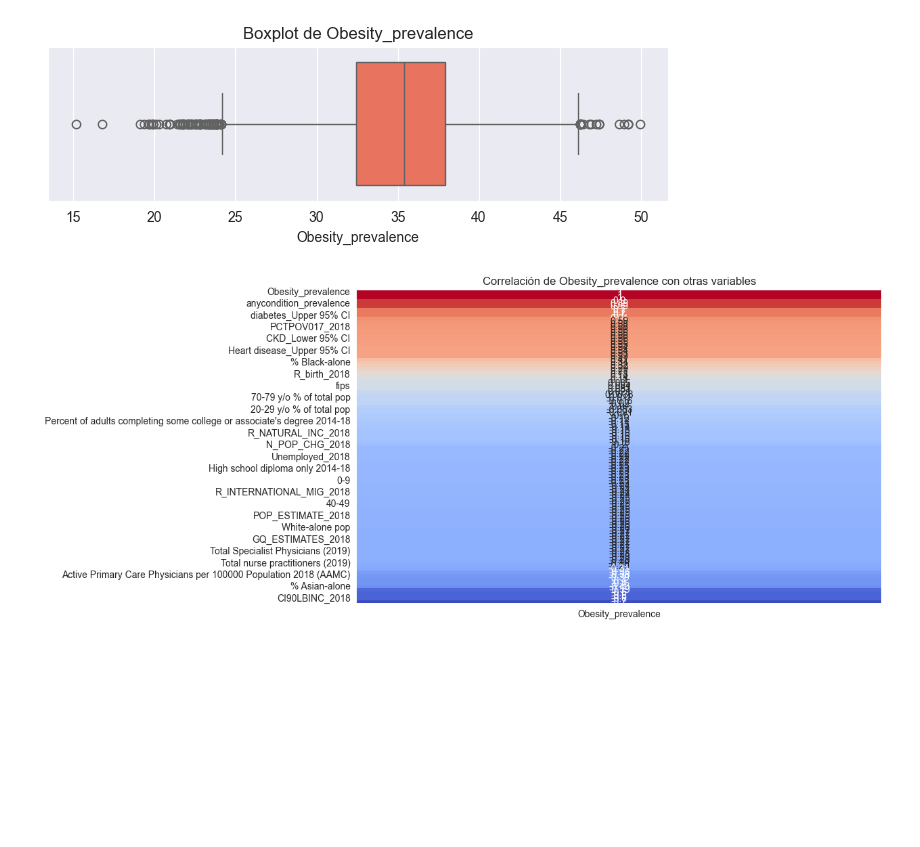
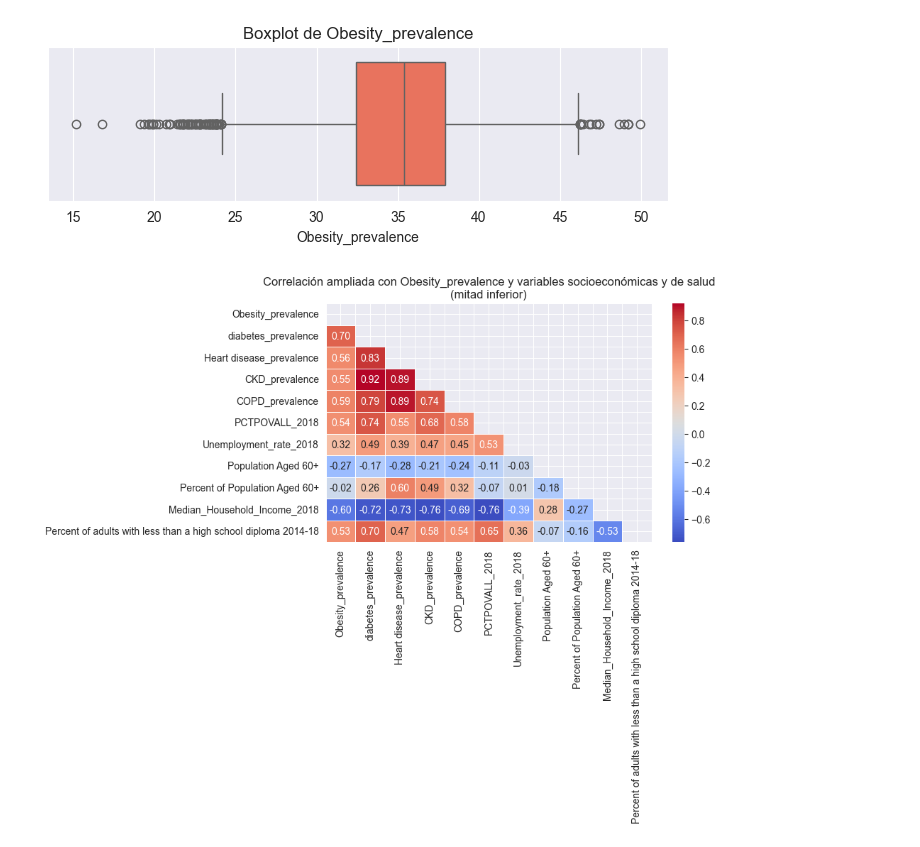
Before and after one commit to 4GeeksAcademy/aliasys-machine-probability, a Jupyter notebook: src/demographic_heallth.ipynb, the cells around one changed output. Drawn from its saved outputs; the diff is of its cells as text; code cells hidden in the pictures; blank space fills up the shorter version.

```diff
--- a/src/demographic_heallth.ipynb
+++ b/src/demographic_heallth.ipynb
@@ -79,14 +98,36 @@ plt.title('Boxplot de Obesity_prevalence')
 plt.show()
 # %% [output]
 [figure]
-# %%
-# Correlación con otras variables numéricas
-corr = df.corr(numeric_only=True)
-if 'Obesity_prevalence' in corr.columns:
-    plt.figure(figsize=(10, 6))
-    sns.heatmap(corr[['Obesity_prevalence']].sort_values(by='Obesity_prevalence', ascending=False),
-                annot=True, cmap='coolwarm', cbar=False)
-    plt.title('Correlación de Obesity_prevalence con otras variables')
-    plt.show()
-# %% [output]
-[figure, removed]
+# %%
+# Variables que quieres analizar con obesidad
+extended_vars = [
+    'Obesity_prevalence',
+    'diabetes_prevalence',
+    'Heart disease_prevalence',
+    'CKD_prevalence',
+    'COPD_prevalence',
+    'PCTPOVALL_2018',
+    'Unemployment_rate_2018',
+    'Population Aged 60+',
+    'Percent of Population Aged 60+',
+    'Median_Household_Income_2018',
+    'Percent of adults with less than a high school diploma 2014-18'
+]
+
+# Filtrar las que están en el dataframe
+existing_extended_vars = [v for v in extended_vars if v in df.columns]
+
+# Matriz de correlación para el subconjunto extendido
+corr_extended = df[existing_extended_vars].corr()
+
+# Máscara para ocultar triángulo superior
+mask = np.triu(np.ones_like(corr_extended, dtype=bool))
+
+# Heatmap con máscara
+plt.figure(figsize=(10, 8))
+sns.heatmap(corr_extended, mask=mask, cmap='coolwarm', annot=True, fmt='.2f', linewidths=0.5)
+plt.title('Correlación ampliada con Obesity_prevalence y variables socioeconómicas y de salud\n(mitad inferior)')
+plt.tight_layout()
+plt.show()
+# %% [output]
+[figure, added]
```
Also changed, not shown: parts of 27 cells of this notebook.
